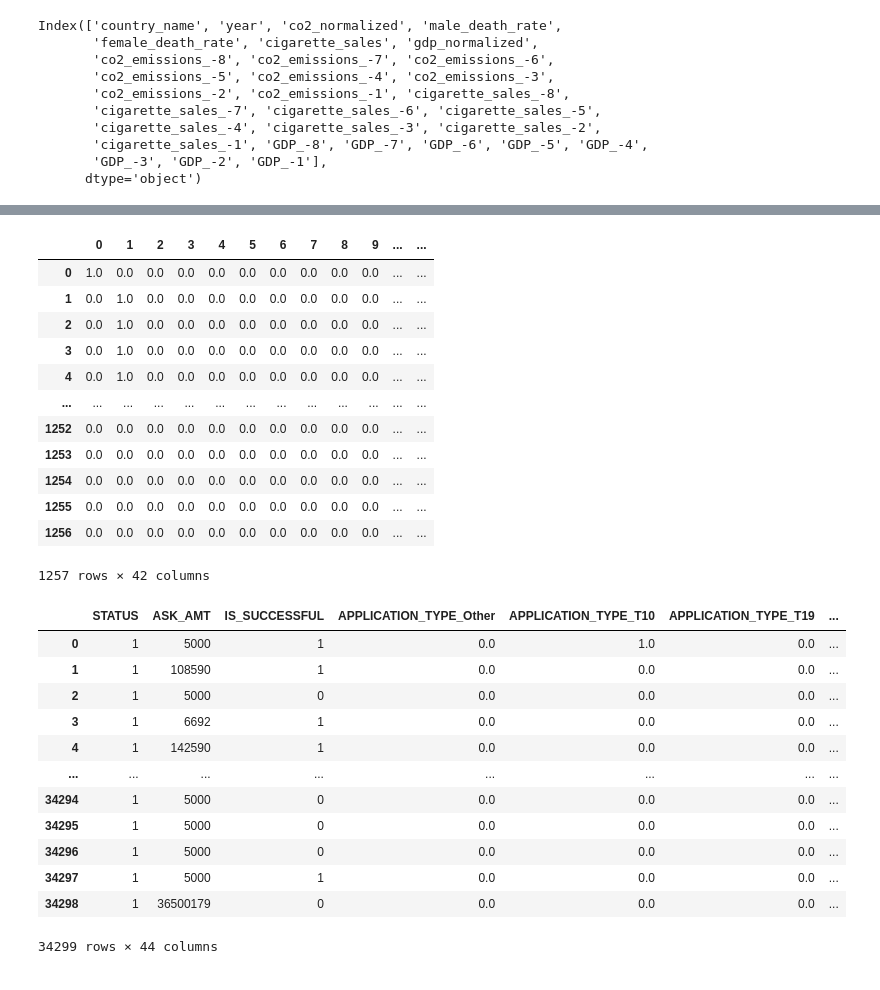
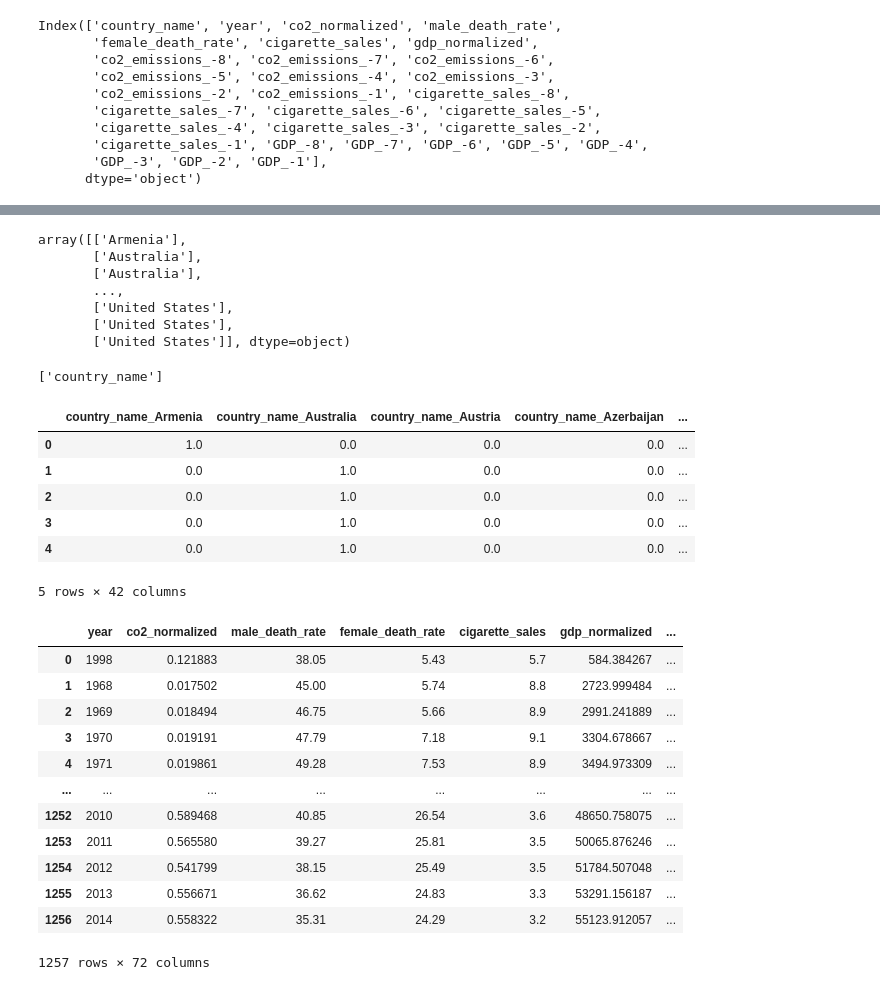
Before and after one commit to mzabrisk/final_project_group6, a Jupyter notebook: machine_learning/NN.ipynb, the cells around one changed output, grey strips where cells are left out. Cells and saved outputs as stored; diff of their text form; code cells hidden in the pictures.

```diff
--- a/machine_learning/NN.ipynb
+++ b/machine_learning/NN.ipynb
@@ -76,46 +76,55 @@ merged_df
+# %%
+df['country_name'].values.reshape(-1,1)
+# %% [output]
+array([['Armenia'],
+       ['Australia'],
+       ['Australia'],
+       ...,
+       ['United States'],
+       ['United States'],
+       ['United States']], dtype=object)
+# %%
+cat_var = df.dtypes[df.dtypes == 'object'].index.tolist()
+cat_var
+# %% [output]
+['country_name']
 # %%
 # # Create a OneHotEncoder instance
-# enc = OneHotEncoder(sparse=False)
+enc = OneHotEncoder(sparse=False)
 
 # # Fit and transform the OneHotEncoder using the categorical variable list
-# encode_df = pd.DataFrame(enc.fit_transform(pd.DataFrame(df['country_name'])))
-# encode_df
+encode_df = pd.DataFrame(enc.fit_transform(df[cat_var]))
+encode_df
 
 # # # Add the encoded variable names to the dataframe
-# # encode_df.columns = enc.get_feature_names_out(df['country_name'])
-# # encode_df.head()
+encode_df.columns = enc.get_feature_names_out(cat_var)
+encode_df.head()
 # %% [output]
-|  | 0 | 1 | 2 | 3 | 4 | 5 | 6 | 7 | 8 | 9 | ... | ... |
-| 0 | 1.0 | 0.0 | 0.0 | 0.0 | 0.0 | 0.0 | 0.0 | 0.0 | 0.0 | 0.0 | ... | ... |
-| 1 | 0.0 | 1.0 | 0.0 | 0.0 | 0.0 | 0.0 | 0.0 | 0.0 | 0.0 | 0.0 | ... | ... |
-| 2 | 0.0 | 1.0 | 0.0 | 0.0 | 0.0 | 0.0 | 0.0 | 0.0 | 0.0 | 0.0 | ... | ... |
-| 3 | 0.0 | 1.0 | 0.0 | 0.0 | 0.0 | 0.0 | 0.0 | 0.0 | 0.0 | 0.0 | ... | ... |
-| 4 | 0.0 | 1.0 | 0.0 | 0.0 | 0.0 | 0.0 | 0.0 | 0.0 | 0.0 | 0.0 | ... | ... |
-| ... | ... | ... | ... | ... | ... | ... | ... | ... | ... | ... | ... | ... |
-| 1252 | 0.0 | 0.0 | 0.0 | 0.0 | 0.0 | 0.0 | 0.0 | 0.0 | 0.0 | 0.0 | ... | ... |
-| 1253 | 0.0 | 0.0 | 0.0 | 0.0 | 0.0 | 0.0 | 0.0 | 0.0 | 0.0 | 0.0 | ... | ... |
-| 1254 | 0.0 | 0.0 | 0.0 | 0.0 | 0.0 | 0.0 | 0.0 | 0.0 | 0.0 | 0.0 | ... | ... |
-| 1255 | 0.0 | 0.0 | 0.0 | 0.0 | 0.0 | 0.0 | 0.0 | 0.0 | 0.0 | 0.0 | ... | ... |
-| 1256 | 0.0 | 0.0 | 0.0 | 0.0 | 0.0 | 0.0 | 0.0 | 0.0 | 0.0 | 0.0 | ... | ... |
+|  | country_name_Armenia | country_name_Australia | country_name_Austria | country_name_Azerbaijan | ... |
+| 0 | 1.0 | 0.0 | 0.0 | 0.0 | ... |
+| 1 | 0.0 | 1.0 | 0.0 | 0.0 | ... |
+| 2 | 0.0 | 1.0 | 0.0 | 0.0 | ... |
+| 3 | 0.0 | 1.0 | 0.0 | 0.0 | ... |
+| 4 | 0.0 | 1.0 | 0.0 | 0.0 | ... |
-1257 rows × 42 columns
+5 rows × 42 columns
 # %%
 # # Merge one-hot encoded features and drop the originals
-# application_df = application_df.merge(encode_df, left_index=True, right_index=True).drop(columns=cat_var)
-# application_df
+df = df.merge(encode_df, left_index=True, right_index=True).drop(columns=cat_var)
+df
 # %% [output]
-|  | STATUS | ASK_AMT | IS_SUCCESSFUL | APPLICATION_TYPE_Other | APPLICATION_TYPE_T10 | APPLICATION_TYPE_T19 | ... |
-| 0 | 1 | 5000 | 1 | 0.0 | 1.0 | 0.0 | ... |
-| 1 | 1 | 108590 | 1 | 0.0 | 0.0 | 0.0 | ... |
-| 2 | 1 | 5000 | 0 | 0.0 | 0.0 | 0.0 | ... |
-| 3 | 1 | 6692 | 1 | 0.0 | 0.0 | 0.0 | ... |
-| 4 | 1 | 142590 | 1 | 0.0 | 0.0 | 0.0 | ... |
+|  | year | co2_normalized | male_death_rate | female_death_rate | cigarette_sales | gdp_normalized | ... |
+| 0 | 1998 | 0.121883 | 38.05 | 5.43 | 5.7 | 584.384267 | ... |
+| 1 | 1968 | 0.017502 | 45.00 | 5.74 | 8.8 | 2723.999484 | ... |
+| 2 | 1969 | 0.018494 | 46.75 | 5.66 | 8.9 | 2991.241889 | ... |
+| 3 | 1970 | 0.019191 | 47.79 | 7.18 | 9.1 | 3304.678667 | ... |
+| 4 | 1971 | 0.019861 | 49.28 | 7.53 | 8.9 | 3494.973309 | ... |
 | ... | ... | ... | ... | ... | ... | ... | ... |
-| 34294 | 1 | 5000 | 0 | 0.0 | 0.0 | 0.0 | ... |
-| 34295 | 1 | 5000 | 0 | 0.0 | 0.0 | 0.0 | ... |
-| 34296 | 1 | 5000 | 0 | 0.0 | 0.0 | 0.0 | ... |
-| 34297 | 1 | 5000 | 1 | 0.0 | 0.0 | 0.0 | ... |
-| 34298 | 1 | 36500179 | 0 | 0.0 | 0.0 | 0.0 | ... |
+| 1252 | 2010 | 0.589468 | 40.85 | 26.54 | 3.6 | 48650.758075 | ... |
+| 1253 | 2011 | 0.565580 | 39.27 | 25.81 | 3.5 | 50065.876246 | ... |
+| 1254 | 2012 | 0.541799 | 38.15 | 25.49 | 3.5 | 51784.507048 | ... |
+| 1255 | 2013 | 0.556671 | 36.62 | 24.83 | 3.3 | 53291.156187 | ... |
+| 1256 | 2014 | 0.558322 | 35.31 | 24.29 | 3.2 | 55123.912057 | ... |
-34299 rows × 44 columns
+1257 rows × 72 columns
 # %%
 # Split our preprocessed data into our features and target arrays
 y = (merged_df['male_death_rate'] + df['female_death_rate']) /2
```
Also changed, not shown: parts of 6 cells of this notebook, 33 other files.
